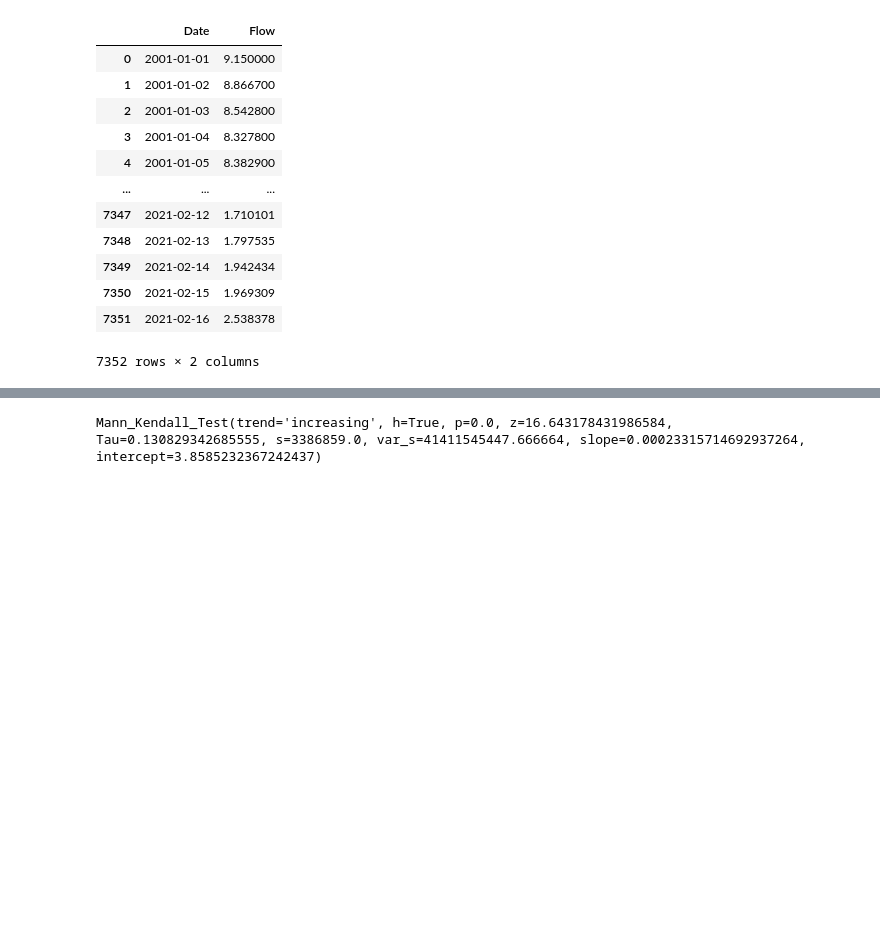
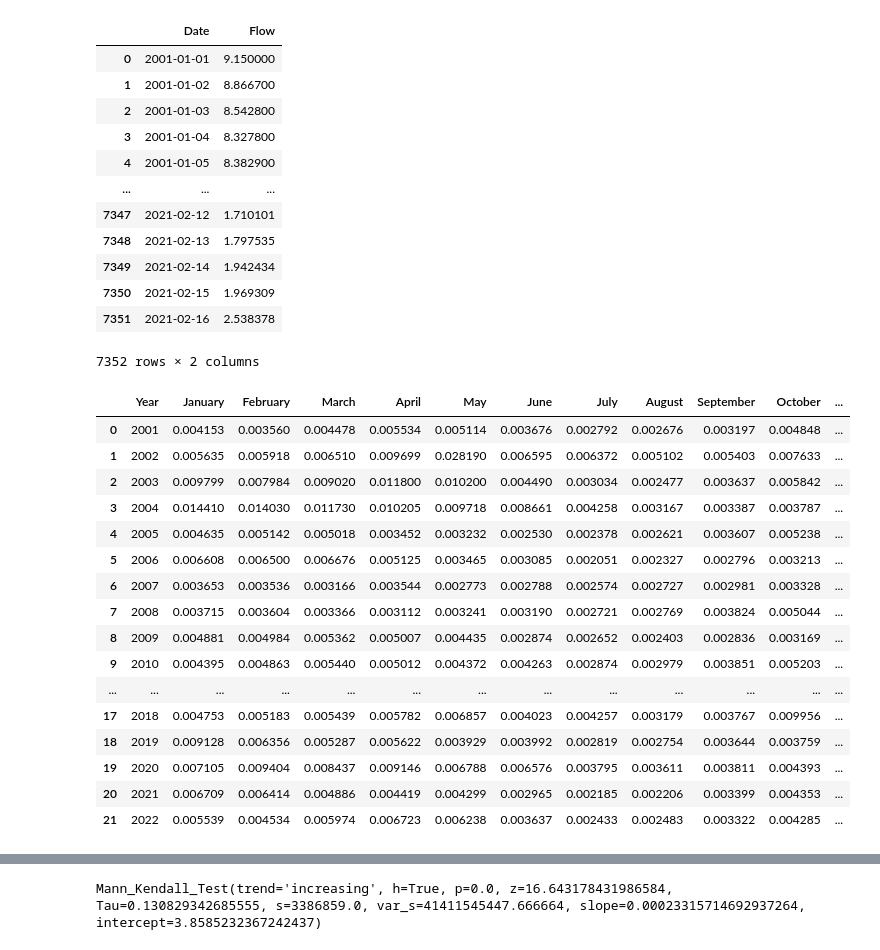
Before and after one commit to icra/IHA, a Jupyter notebook: test.ipynb, the cells around one changed output, grey strips where cells are left out. Drawn from its saved outputs; the diff is of its cells as text; code cells hidden in the pictures; blank space fills up the shorter version.

```diff
--- a/test.ipynb
+++ b/test.ipynb
@@ -38,0 +43,15 @@ df.head()
+# %%
+#remove spaces in column names
+df.columns = df.columns.str.replace(' ', '')
+
+#replace column title mon by month and yr by year
+df = df.rename(columns={'mon':'month', 'yr':'year'})
+
+#make a new column for date
+df['date'] = pd.to_datetime(df[['month', 'day', 'year']])
+df = df.rename(columns={'date': 'Date'})
+df = df.rename(columns={'flo_out': 'Flow'})
+
+df_unit = df
+
+df.head()
@@ -38,0 +65,5 @@ df.head()
+# %%
+#Select columns where their unit value is 209
+df = df[df['unit'] == 204]
+
+df
@@ -78,3 +142,25 @@ a_03_df
 a_03 = IHA(a_03_df, date_col = 'Date', flow_col = 'Flow')
 # %%
 a_47 = IHA(a_47_df, date_col = 'Date', flow_col = 'Flow')
+# %%
+data = IHA(df, date_col = 'Date', flow_col = 'Flow')
+# %%
+data.year_month_median()
+# %% [output]
+|  | Year | January | February | March | April | May | June | July | August | September | October | ... |
+| 0 | 2001 | 0.004153 | 0.003560 | 0.004478 | 0.005534 | 0.005114 | 0.003676 | 0.002792 | 0.002676 | 0.003197 | 0.004848 | ... |
+| 1 | 2002 | 0.005635 | 0.005918 | 0.006510 | 0.009699 | 0.028190 | 0.006595 | 0.006372 | 0.005102 | 0.005403 | 0.007633 | ... |
+| 2 | 2003 | 0.009799 | 0.007984 | 0.009020 | 0.011800 | 0.010200 | 0.004490 | 0.003034 | 0.002477 | 0.003637 | 0.005842 | ... |
+| 3 | 2004 | 0.014410 | 0.014030 | 0.011730 | 0.010205 | 0.009718 | 0.008661 | 0.004258 | 0.003167 | 0.003387 | 0.003787 | ... |
+| 4 | 2005 | 0.004635 | 0.005142 | 0.005018 | 0.003452 | 0.003232 | 0.002530 | 0.002378 | 0.002621 | 0.003607 | 0.005238 | ... |
+| 5 | 2006 | 0.006608 | 0.006500 | 0.006676 | 0.005125 | 0.003465 | 0.003085 | 0.002051 | 0.002327 | 0.002796 | 0.003213 | ... |
+| 6 | 2007 | 0.003653 | 0.003536 | 0.003166 | 0.003544 | 0.002773 | 0.002788 | 0.002574 | 0.002727 | 0.002981 | 0.003328 | ... |
+| 7 | 2008 | 0.003715 | 0.003604 | 0.003366 | 0.003112 | 0.003241 | 0.003190 | 0.002721 | 0.002769 | 0.003824 | 0.005044 | ... |
+| 8 | 2009 | 0.004881 | 0.004984 | 0.005362 | 0.005007 | 0.004435 | 0.002874 | 0.002652 | 0.002403 | 0.002836 | 0.003169 | ... |
+| 9 | 2010 | 0.004395 | 0.004863 | 0.005440 | 0.005012 | 0.004372 | 0.004263 | 0.002874 | 0.002979 | 0.003851 | 0.005203 | ... |
+| ... | ... | ... | ... | ... | ... | ... | ... | ... | ... | ... | ... | ... |
+| 17 | 2018 | 0.004753 | 0.005183 | 0.005439 | 0.005782 | 0.006857 | 0.004023 | 0.004257 | 0.003179 | 0.003767 | 0.009956 | ... |
+| 18 | 2019 | 0.009128 | 0.006356 | 0.005287 | 0.005622 | 0.003929 | 0.003992 | 0.002819 | 0.002754 | 0.003644 | 0.003759 | ... |
+| 19 | 2020 | 0.007105 | 0.009404 | 0.008437 | 0.009146 | 0.006788 | 0.006576 | 0.003795 | 0.003611 | 0.003811 | 0.004393 | ... |
+| 20 | 2021 | 0.006709 | 0.006414 | 0.004886 | 0.004419 | 0.004299 | 0.002965 | 0.002185 | 0.002206 | 0.003399 | 0.004353 | ... |
+| 21 | 2022 | 0.005539 | 0.004534 | 0.005974 | 0.006723 | 0.006238 | 0.003637 | 0.002433 | 0.002483 | 0.003322 | 0.004285 | ... |
```
Also changed, not shown: parts of 34 cells of this notebook, 1 other file.
